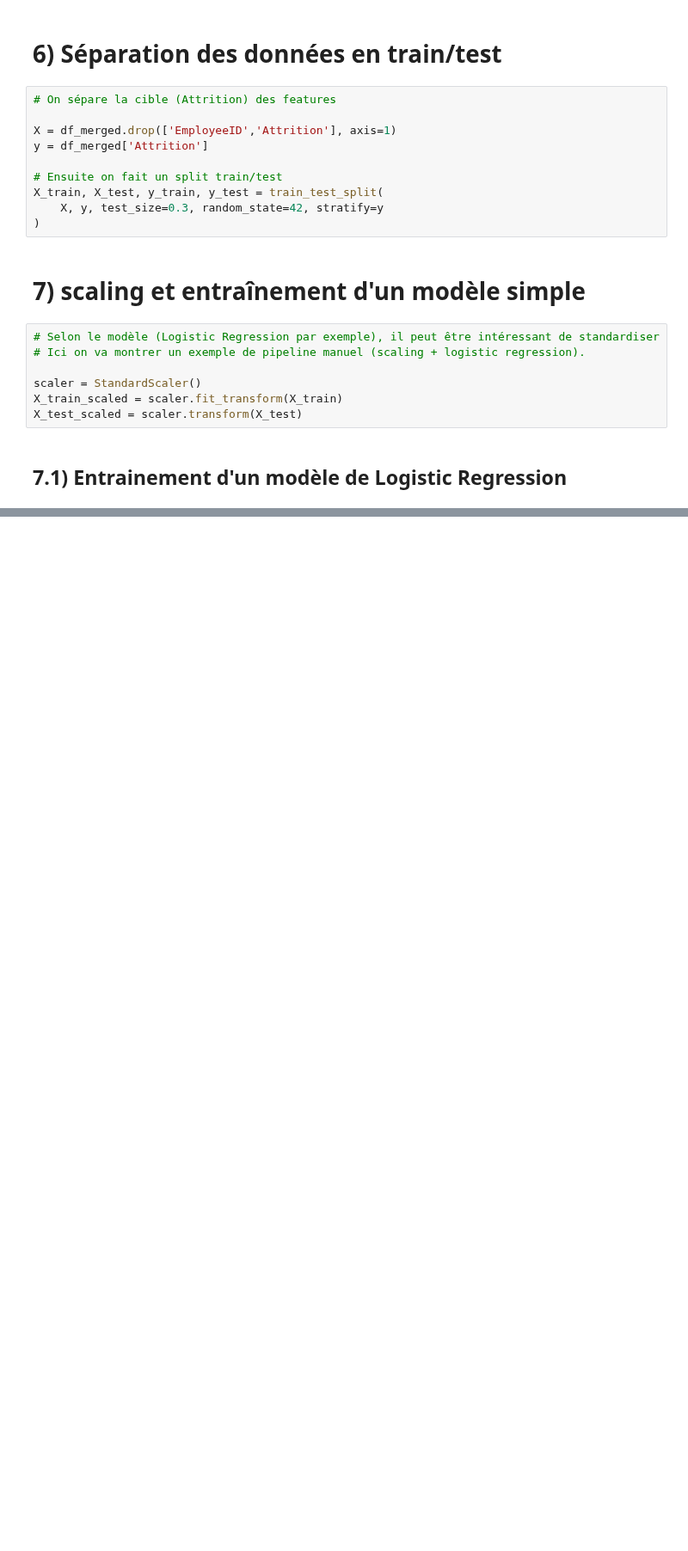
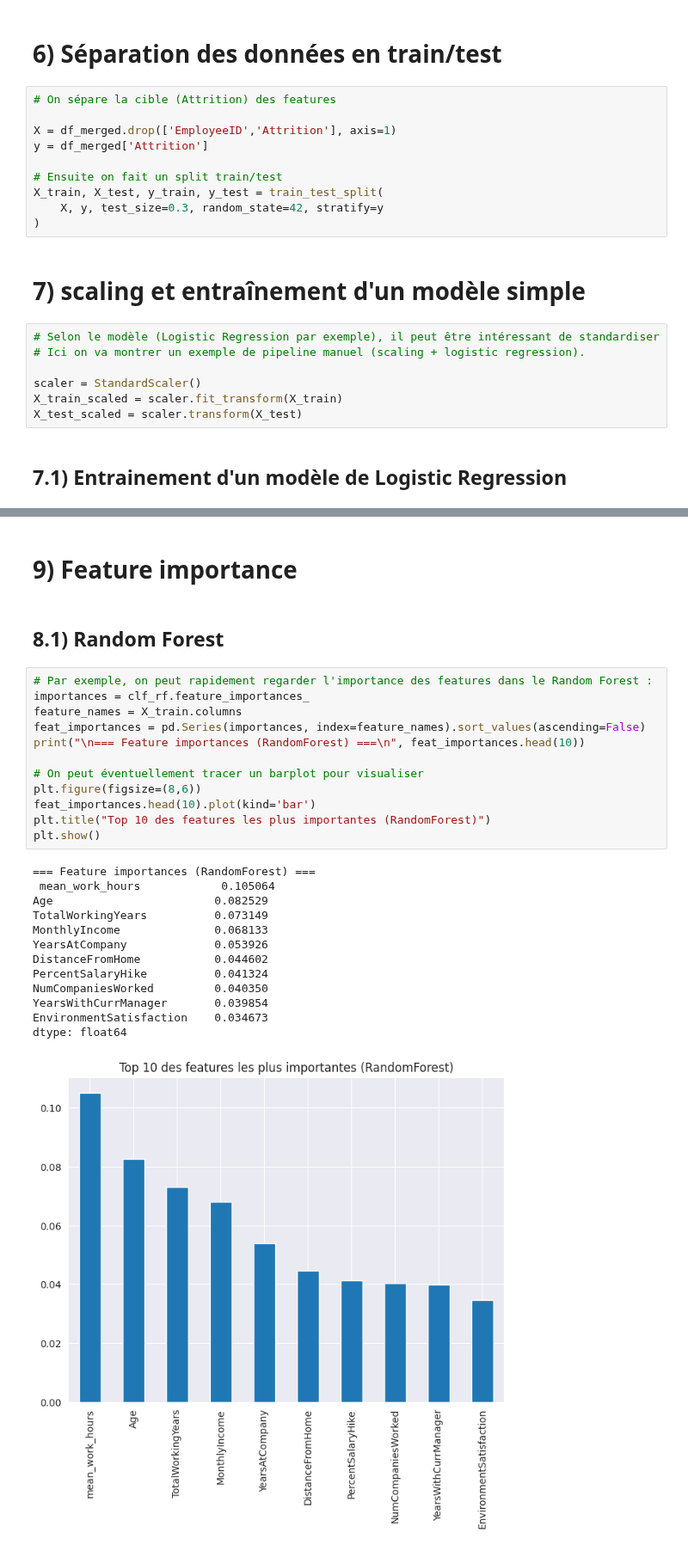
Before and after one commit to Francky46/AttritionPrediction, a Jupyter notebook: AttritionPredictionFrancky.ipynb, the cells around one changed output, grey strips where cells are left out. Shown at 86% size. Saved outputs shown, nothing was run; the diff lists cells and outputs as text; blank space fills up the shorter version.

```diff
--- a/AttritionPredictionFrancky.ipynb
+++ b/AttritionPredictionFrancky.ipynb
@@ -267,0 +484,30 @@ dtype: int64
+# %% [markdown]
+# 9) Feature importance
+# %% [markdown]
+## 8.1) Random Forest
+# %%
+# Par exemple, on peut rapidement regarder l'importance des features dans le Random Forest :
+importances = clf_rf.feature_importances_
+feature_names = X_train.columns
+feat_importances = pd.Series(importances, index=feature_names).sort_values(ascending=False)
+print("\n=== Feature importances (RandomForest) ===\n", feat_importances.head(10))
+
+# On peut éventuellement tracer un barplot pour visualiser
+plt.figure(figsize=(8,6))
+feat_importances.head(10).plot(kind='bar')
+plt.title("Top 10 des features les plus importantes (RandomForest)")
+plt.show()
+# %% [output]
+=== Feature importances (RandomForest) ===
+ mean_work_hours            0.105064
+Age                        0.082529
+TotalWorkingYears          0.073149
+MonthlyIncome              0.068133
+YearsAtCompany             0.053926
+DistanceFromHome           0.044602
+PercentSalaryHike          0.041324
+NumCompaniesWorked         0.040350
+YearsWithCurrManager       0.039854
+EnvironmentSatisfaction    0.034673
+dtype: float64
+[figure, added]
```
Also changed, not shown: parts of 21 cells of this notebook.
